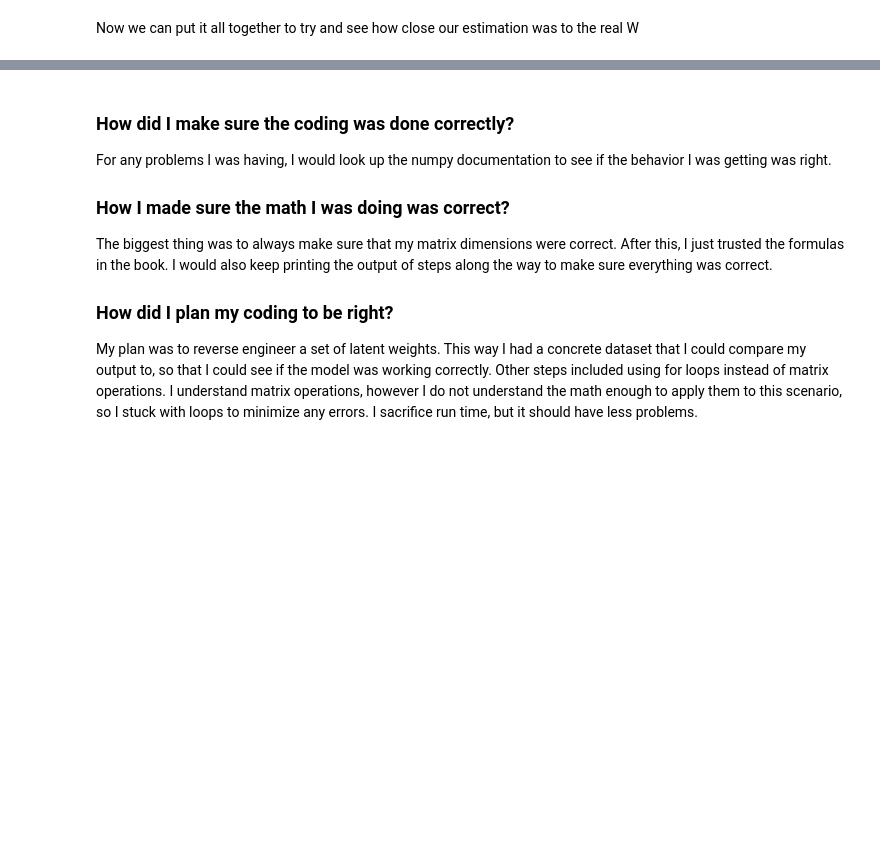
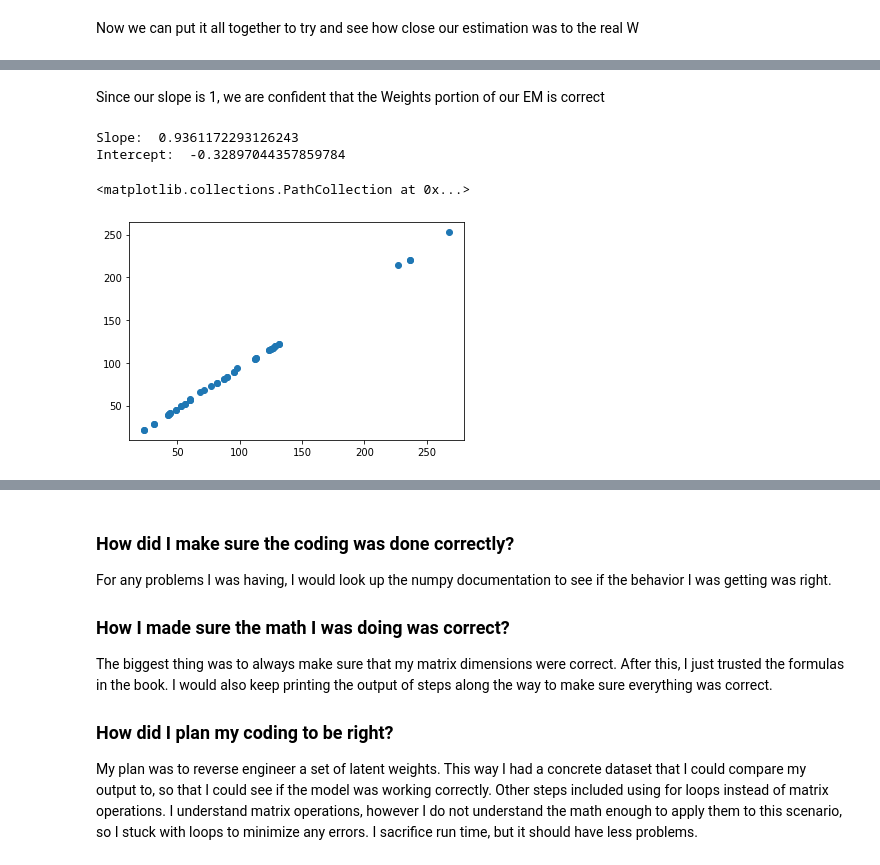
Before and after one commit to styyxofficial/DSC180A-Quarter-1-Project, a Jupyter notebook: references/Factor_Analysis.ipynb, the cells around one changed output, grey strips where cells are left out. Cells and saved outputs as stored; diff of their text form; code cells hidden in the pictures; blank space fills up the shorter version.

```diff
--- a/references/Factor_Analysis.ipynb
+++ b/references/Factor_Analysis.ipynb
@@ -140,0 +175,13 @@ W_L, W
+# %% [markdown]
+Since our slope is 1, we are confident that the Weights portion of our EM is correct
+# %%
+mdl = LinearRegression().fit(np.ndarray.flatten(np.cov(X.T)).reshape(-1, 1), np.ndarray.flatten(W_L @ W_L.T + psi_L))
+print("Slope: ", mdl.coef_[0])
+print("Intercept: ", mdl.intercept_)
+
+plt.scatter(x=np.ndarray.flatten(np.cov(X.T)), y=np.ndarray.flatten(W_L @ W_L.T + psi_L))
+# %% [output]
+Slope:  0.9361172293126243
+Intercept:  -0.32897044357859784
+<matplotlib.collections.PathCollection at 0x...>
+[figure, added]
```
Also changed, not shown: parts of 18 cells of this notebook, 2 other files.
